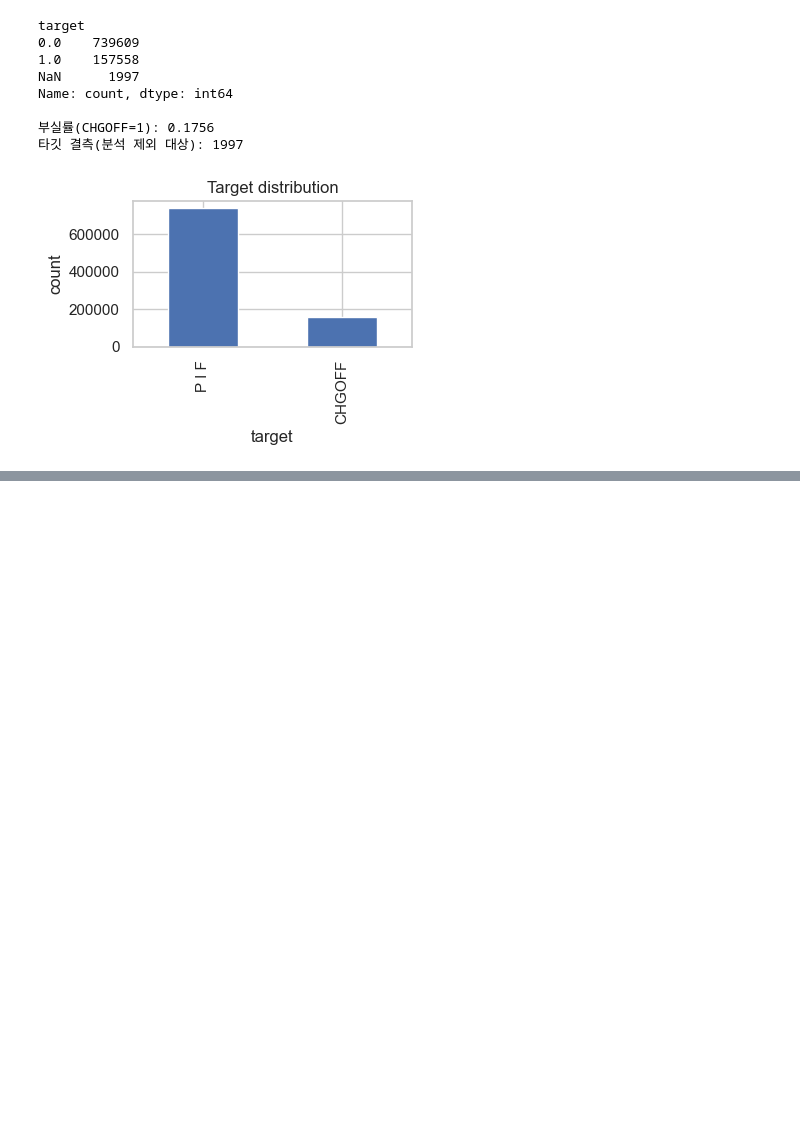
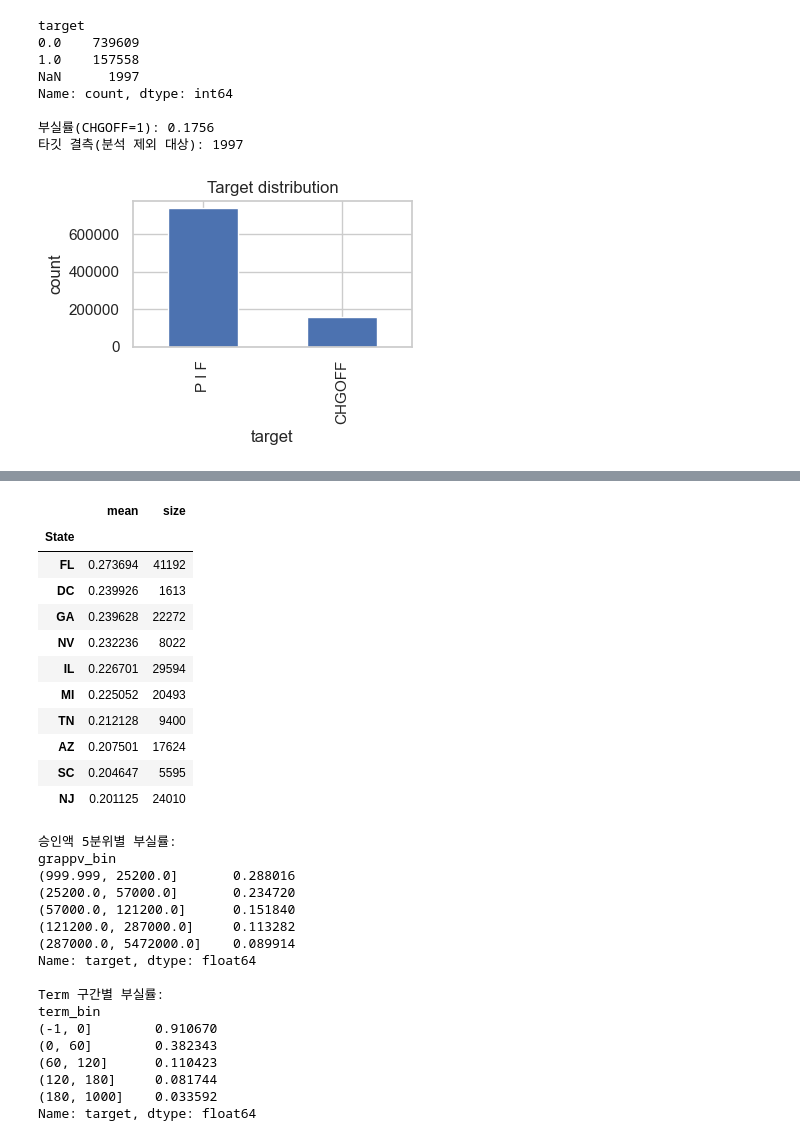
Before and after one commit to ksj41165-ops/sba2, a Jupyter notebook: notebooks/01_sba_eda.ipynb, the cells around one changed output, grey strips where cells are left out. Drawn from its saved outputs; the diff is of its cells as text; code cells hidden in the pictures; blank space fills up the shorter version.

```diff
--- a/notebooks/01_sba_eda.ipynb
+++ b/notebooks/01_sba_eda.ipynb
@@ -128,0 +148,38 @@ Name: count, dtype: int64
+# %%
+by_state = d.groupby("State")["target"].agg(["mean", "size"]).sort_values("mean", ascending=False)
+display(by_state[by_state["size"] >= 500].head(10))
+
+d["grappv_bin"] = pd.qcut(d["GrAppv"], 5, duplicates="drop")
+d["term_bin"] = pd.cut(d["Term"], bins=[-1, 0, 60, 120, 180, 1000])
+print("\n승인액 5분위별 부실률:"); print(d.groupby("grappv_bin", observed=True)["target"].mean())
+print("\nTerm 구간별 부실률:"); print(d.groupby("term_bin", observed=True)["target"].mean())
+# %% [output]
+|  | mean | size |
+| State |  |  |
+| FL | 0.273694 | 41192 |
+| DC | 0.239926 | 1613 |
+| GA | 0.239628 | 22272 |
+| NV | 0.232236 | 8022 |
+| IL | 0.226701 | 29594 |
+| MI | 0.225052 | 20493 |
+| TN | 0.212128 | 9400 |
+| AZ | 0.207501 | 17624 |
+| SC | 0.204647 | 5595 |
+| NJ | 0.201125 | 24010 |
+승인액 5분위별 부실률:
+grappv_bin
+(999.999, 25200.0]       0.288016
+(25200.0, 57000.0]       0.234720
+(57000.0, 121200.0]      0.151840
+(121200.0, 287000.0]     0.113282
+(287000.0, 5472000.0]    0.089914
+Name: target, dtype: float64
+
+Term 구간별 부실률:
+term_bin
+(-1, 0]        0.910670
+(0, 60]        0.382343
+(60, 120]      0.110423
+(120, 180]     0.081744
+(180, 1000]    0.033592
+Name: target, dtype: float64
```
Also changed, not shown: parts of 2 cells of this notebook.
